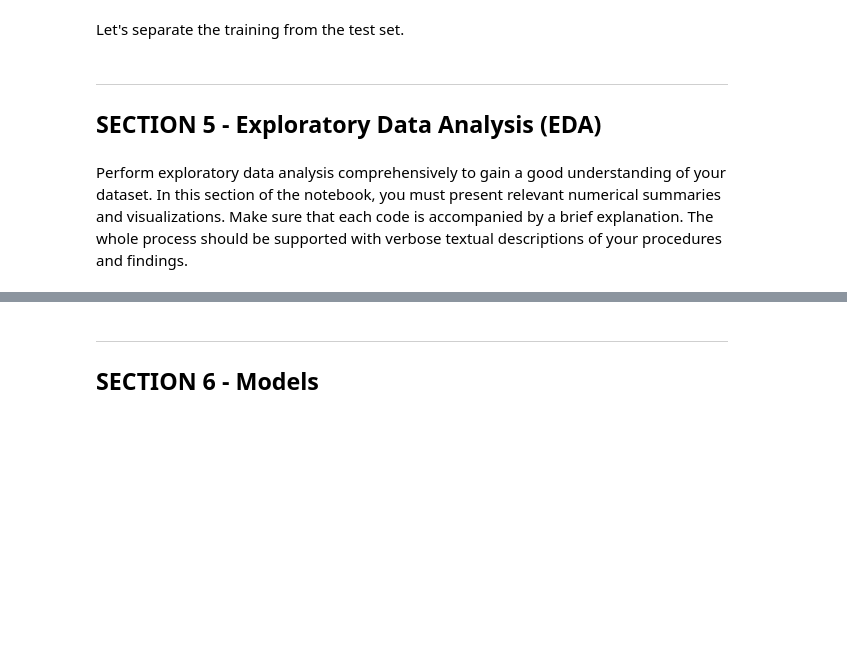
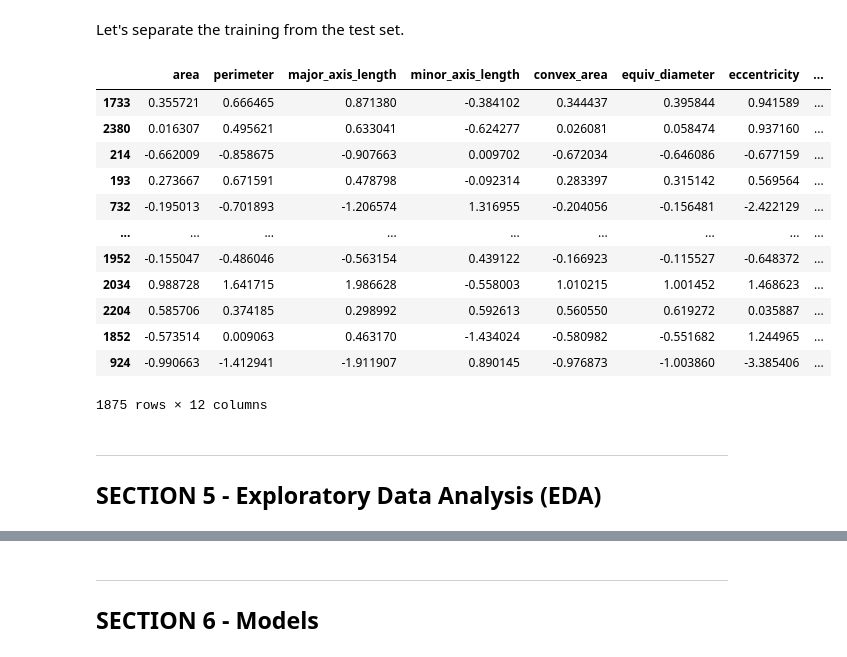
Before and after one commit to samueluy/PumpkinSeed-ML-Insights-STINTSY, a Jupyter notebook: PumpkinSeed_Classification_Insights.ipynb, the cells around one changed output, grey strips where cells are left out. Cells and saved outputs as stored; diff of their text form; code cells hidden in the pictures; blank space fills up the shorter version.

```diff
--- a/PumpkinSeed_Classification_Insights.ipynb
+++ b/PumpkinSeed_Classification_Insights.ipynb
@@ -138,11 +138,21 @@ y = scaled_pumpkin_seeds_data['class']      # Only the last column
 Let's separate the training from the test set.
 # %%
 X_train, X_test, y_train, y_test = train_test_split(X, y, random_state=42, stratify=y)
+X_train
+# %% [output]
+|  | area | perimeter | major_axis_length | minor_axis_length | convex_area | equiv_diameter | eccentricity | ... |
+| 1733 | 0.355721 | 0.666465 | 0.871380 | -0.384102 | 0.344437 | 0.395844 | 0.941589 | ... |
+| 2380 | 0.016307 | 0.495621 | 0.633041 | -0.624277 | 0.026081 | 0.058474 | 0.937160 | ... |
+| 214 | -0.662009 | -0.858675 | -0.907663 | 0.009702 | -0.672034 | -0.646086 | -0.677159 | ... |
+| 193 | 0.273667 | 0.671591 | 0.478798 | -0.092314 | 0.283397 | 0.315142 | 0.569564 | ... |
+| 732 | -0.195013 | -0.701893 | -1.206574 | 1.316955 | -0.204056 | -0.156481 | -2.422129 | ... |
+| ... | ... | ... | ... | ... | ... | ... | ... | ... |
+| 1952 | -0.155047 | -0.486046 | -0.563154 | 0.439122 | -0.166923 | -0.115527 | -0.648372 | ... |
+| 2034 | 0.988728 | 1.641715 | 1.986628 | -0.558003 | 1.010215 | 1.001452 | 1.468623 | ... |
+| 2204 | 0.585706 | 0.374185 | 0.298992 | 0.592613 | 0.560550 | 0.619272 | 0.035887 | ... |
+| 1852 | -0.573514 | 0.009063 | 0.463170 | -1.434024 | -0.580982 | -0.551682 | 1.244965 | ... |
+| 924 | -0.990663 | -1.412941 | -1.911907 | 0.890145 | -0.976873 | -1.003860 | -3.385406 | ... |
+1875 rows × 12 columns
 # %% [markdown]
 ---------------------------------------------------------------------------
 ## SECTION 5 - Exploratory Data Analysis (EDA)
-# %% [markdown]
-Perform exploratory data analysis comprehensively to gain a good understanding of your dataset.
-In this section of the notebook, you must present relevant numerical summaries and
-visualizations. Make sure that each code is accompanied by a brief explanation. The whole
-process should be supported with verbose textual descriptions of your procedures and findings.
```
Also changed, not shown: parts of 6 cells of this notebook.
